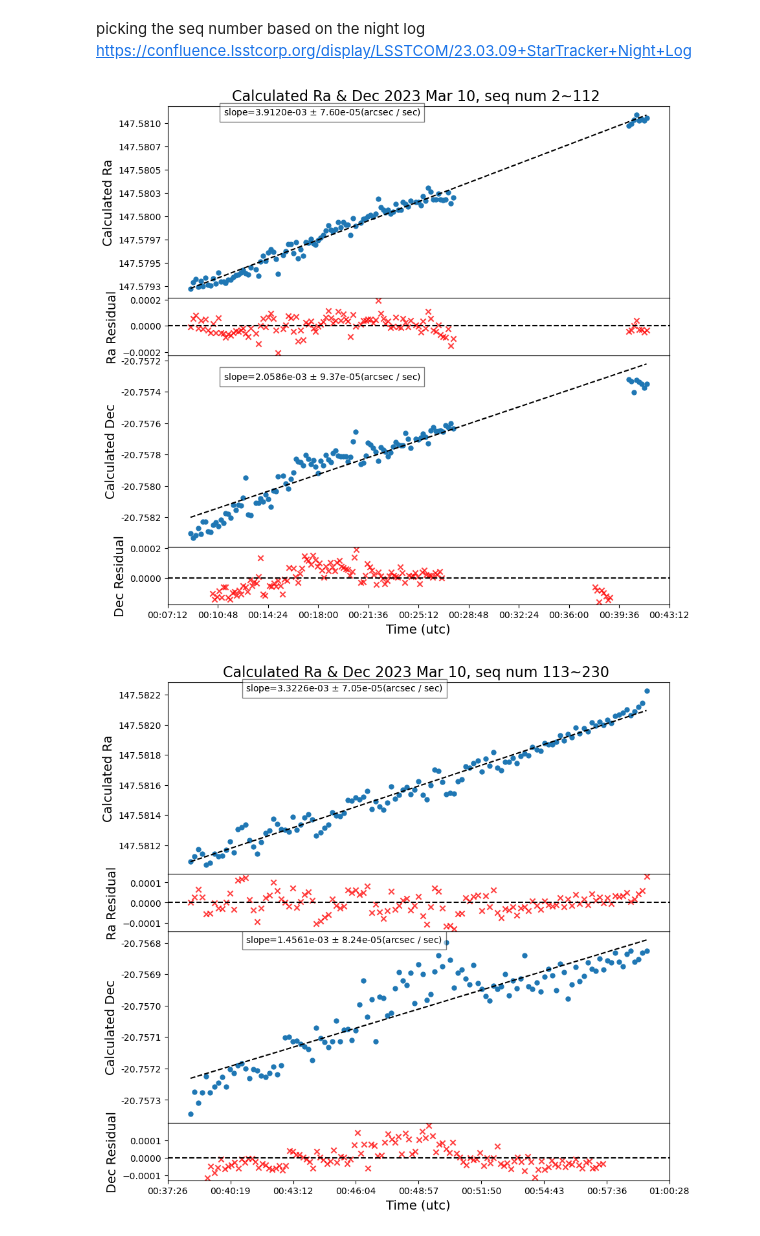
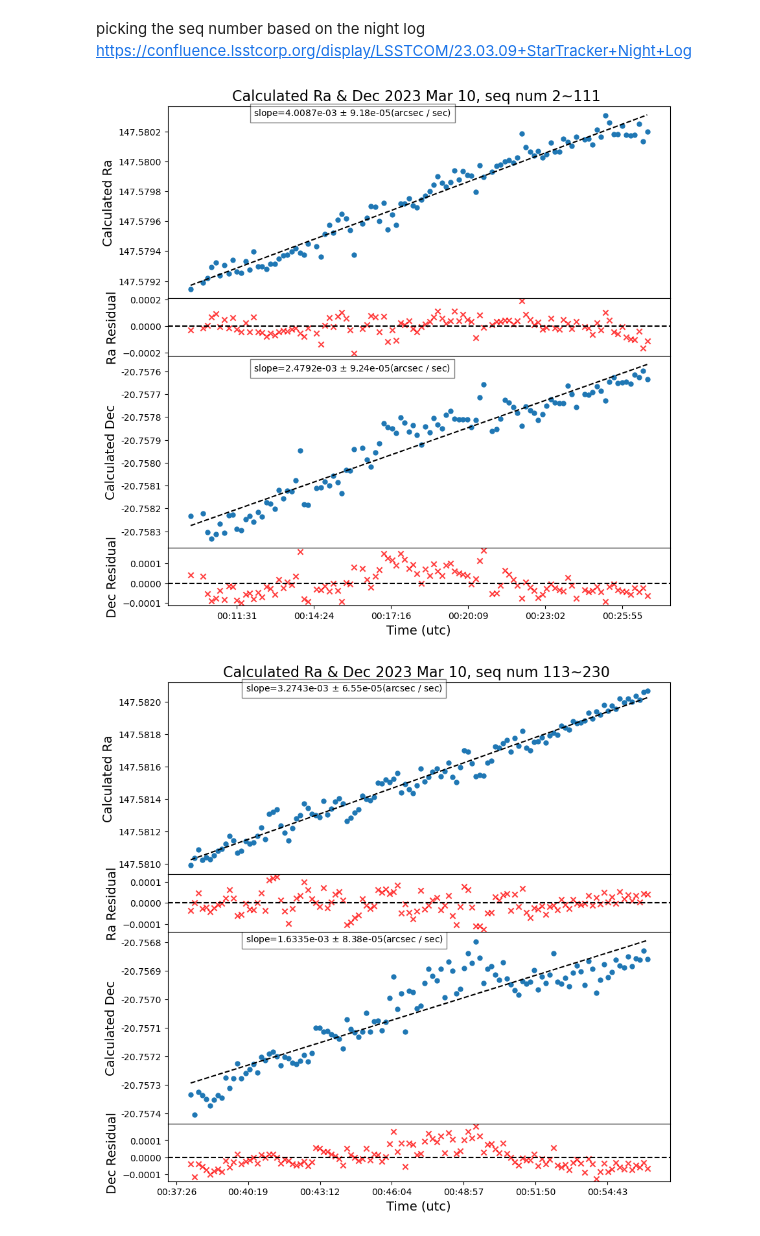
Before and after one commit to adriansh95/sitcom, a Jupyter notebook: starTracker/analysis/notebooks/LVV-T2738-ST_PTT_Tracking_drift_check.ipynb, the cells around one changed output. Saved outputs shown, nothing was run; the diff lists cells and outputs as text; code cells hidden in the pictures.

Commit message:
fixed sequence number indexing and Dec residuals xlims

```diff
--- a/starTracker/analysis/notebooks/LVV-T2738-ST_PTT_Tracking_drift_check.ipynb
+++ b/starTracker/analysis/notebooks/LVV-T2738-ST_PTT_Tracking_drift_check.ipynb
@@ -37,17 +37,17 @@ class RaDecTimeSeries():
         data = pd.read_json(mdFilename).T
         data = data.sort_index()
 
-        self.ra = data['Calculated Ra'].values.astype(float)
-        self.dec = data['Calculated Dec'].values.astype(float)
-        self.time = data['MJD'].values.astype(float)
+        self.ra = data['Calculated Ra']
+        self.dec = data['Calculated Dec']
+        self.time = data['MJD']
 
     def analyze(self):
         (start_seq, end_seq) = self.sequence_range
 
         # Selecting range of seq number of one tracking
-        calculated_ra = self.ra[start_seq: end_seq]
-        calculated_dec = self.dec[start_seq: end_seq]
-        time_array = self.time[start_seq: end_seq]
+        calculated_ra = self.ra.loc[start_seq: end_seq].values.astype(float)
+        calculated_dec = self.dec.loc[start_seq: end_seq].values.astype(float)
+        time_array = self.time.loc[start_seq: end_seq].values.astype(float)
 
 
         # Making linear fit for ra vs time, dec vs time
@@ -72,9 +72,9 @@ class RaDecTimeSeries():
         (start_seq, end_seq) = self.sequence_range
 
         # Selecting range of seq number of one tracking
-        calculated_ra = self.ra[start_seq: end_seq]
-        calculated_dec = self.dec[start_seq: end_seq]
-        time_array = self.time[start_seq: end_seq]
+        calculated_ra = self.ra.loc[start_seq: end_seq].values.astype(float)
+        calculated_dec = self.dec.loc[start_seq: end_seq].values.astype(float)
+        time_array = self.time.loc[start_seq: end_seq].values.astype(float)
 
         # Get slopes and uncertainties
         slope_ra = self.ra_fit_coefs[0] * days_per_hour * arcsec_per_deg
@@ -121,9 +121,11 @@ class RaDecTimeSeries():
 
         # Dec Residuals Labelling
         xticks = ax2_r.get_xticks()
+        (xlim_l, xlim_r) = ax2_r.get_xlim()
         xticklabels_time = Time(xticks, format="mjd", scale="utc")
         clock_time = xticklabels_time.strftime('%H:%M:%S')
         ax2_r.set_xticks(xticks, labels=clock_time)
+        ax2_r.set_xlim(left=xlim_l, right=xlim_r)
         ax2_r.set_xlabel('Time (utc)', fontsize=14)
         ax2_r.set_ylabel('Dec Residual', fontsize=14)
 
@@ -154,13 +156,13 @@ raDecTS.set_dayObs(dayObs)
 raDecTS.read_table()
 # %%
 startSequence = 2
-endSequence = 112
+endSequence = 111
 sequenceRange = (startSequence, endSequence)
 raDecTS.set_sequence_range(sequenceRange)
 raDecTS.analyze()
 raDecTS.plot()
 # %% [output]
-[figure, old version]
+[figure, new version]
 # %%
 startSequence = 113
 endSequence = 230
@@ -169,7 +171,7 @@ raDecTS.set_sequence_range(sequenceRange)
 raDecTS.analyze()
 raDecTS.plot()
 # %% [output]
-[figure, old version]
+[figure, new version]
 # %%
 startSequence = 249
 endSequence = 573
```
Also changed, not shown: parts of 2 cells of this notebook.
